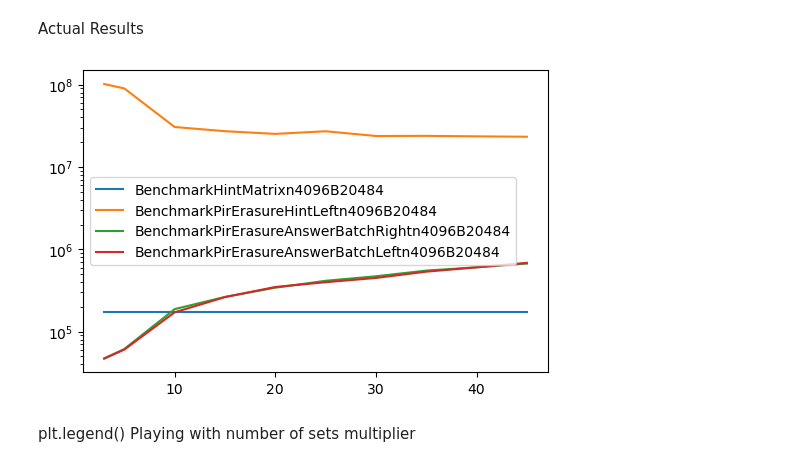
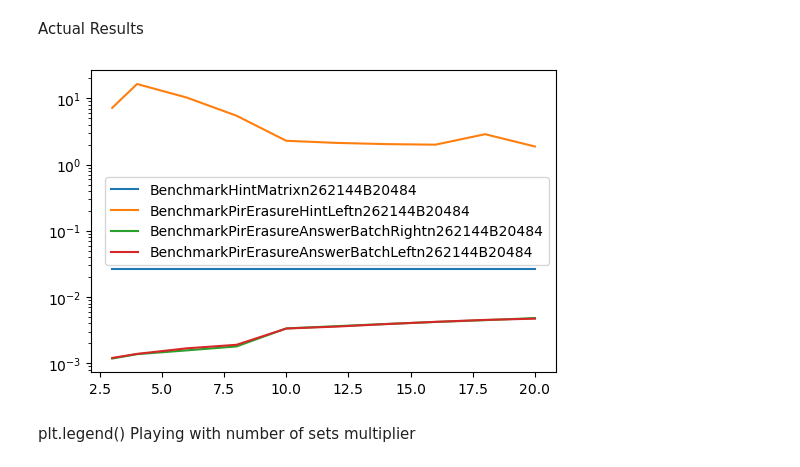
Before and after one commit to dimakogan/checklist, a Jupyter notebook: hybrid.ipynb, the cells around one changed output. Drawn from its saved outputs; the diff is of its cells as text; code cells hidden in the pictures.

```diff
--- a/hybrid.ipynb
+++ b/hybrid.ipynb
@@ -80,14 +80,14 @@ k=4
 # %% [markdown]
 Actual Results
 # %%
-results = np.genfromtxt("res.csv", names=True)
+results = np.genfromtxt("res262144_k=4.csv", names=True)
 for col_name in results.dtype.names[1:]:
-    plt.plot(results[results.dtype.names[0]],results[col_name], label=col_name)
+    plt.plot(results[results.dtype.names[0]],results[col_name]/10**9, label=col_name)
 plt.legend()
 plt.yscale('log')
 plt.show()
 # %% [output]
-[figure, old version]
+[figure, new version]
 # %% [markdown]
 plt.legend()
 Playing with number of sets multiplier
```
Also changed, not shown: 11 other files.
